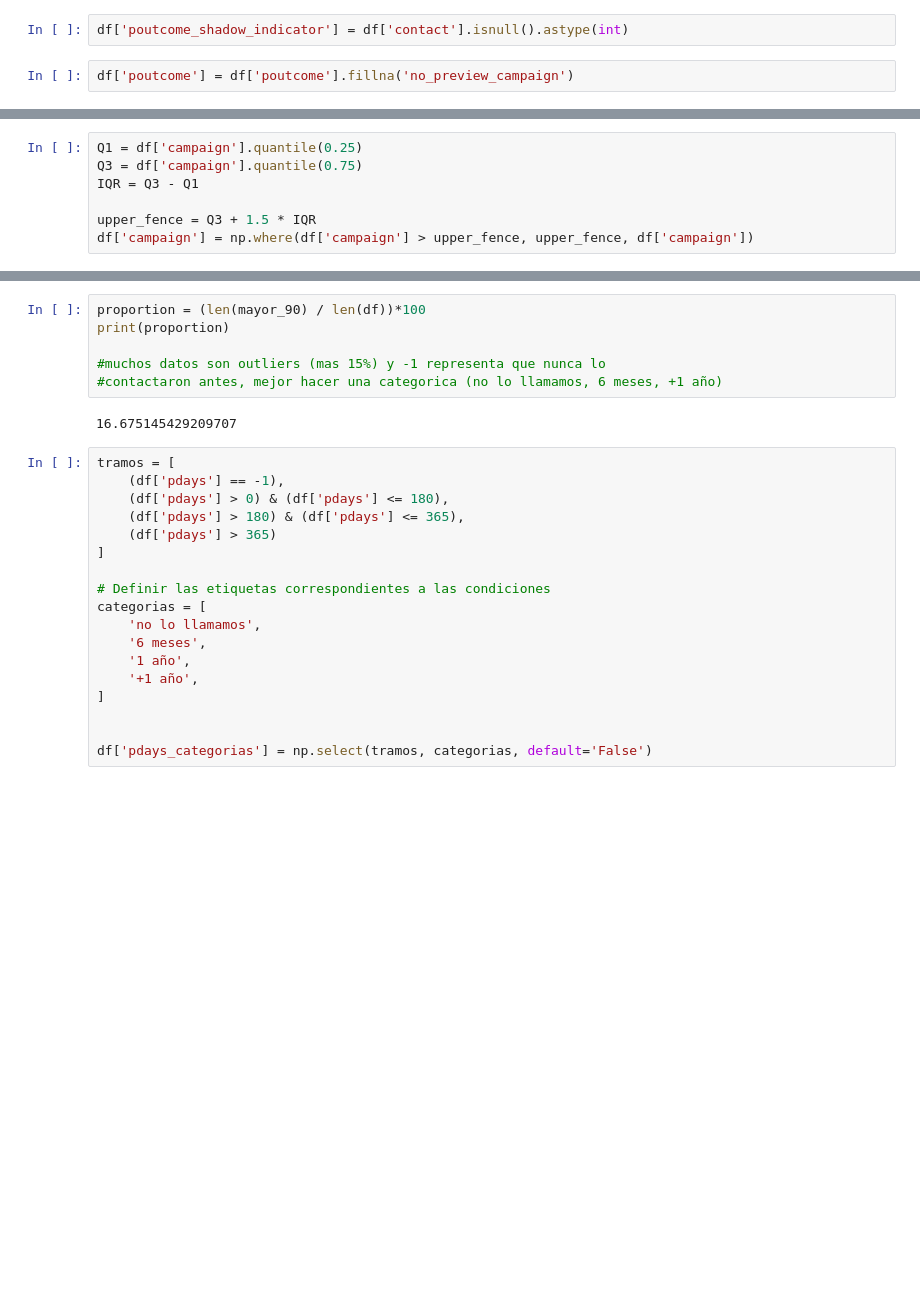
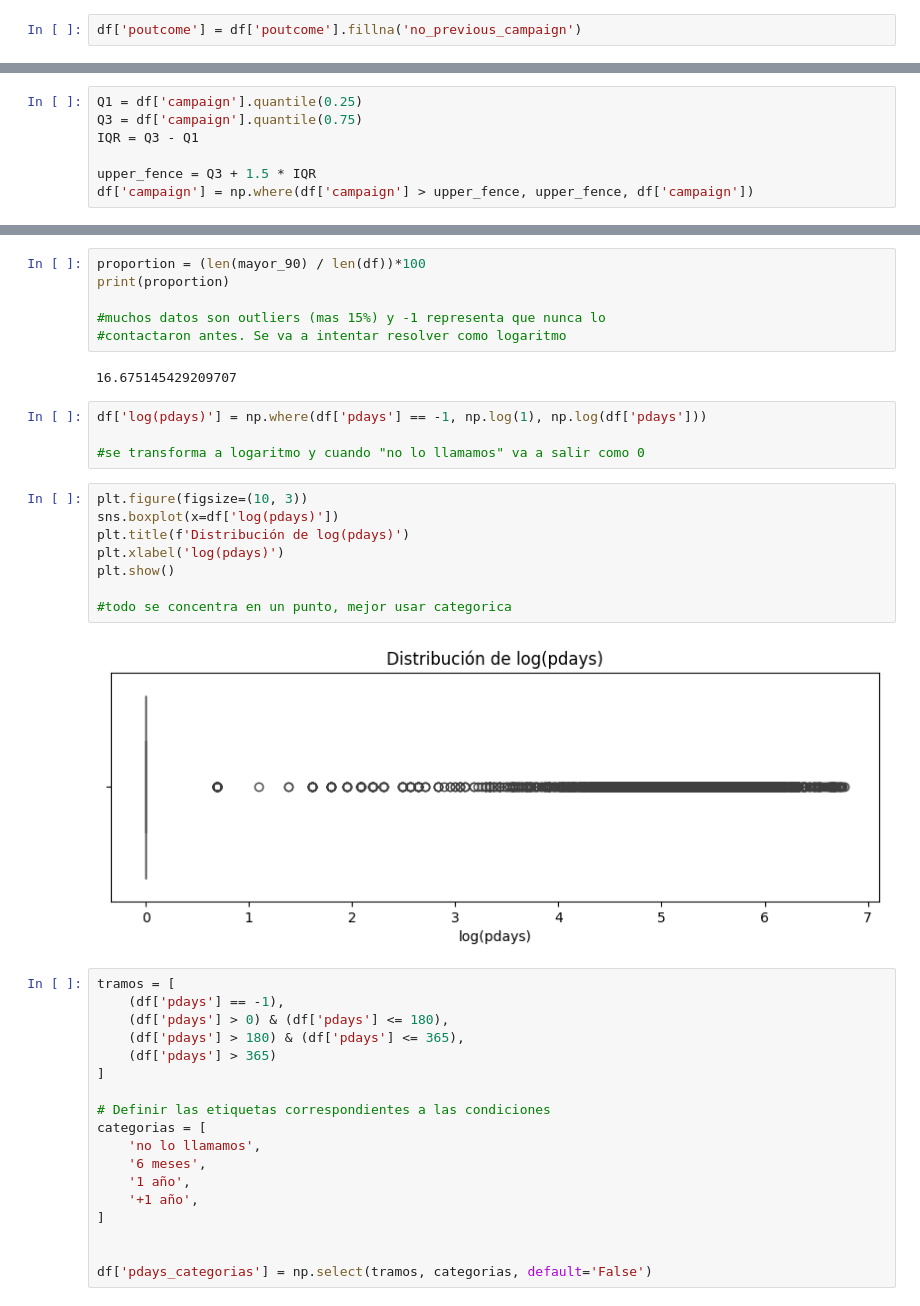
Before and after one commit to catamege/Tarea2-Mege-Lantadilla, a Jupyter notebook: Tarea2-Mege-Lantadilla.ipynb, the cells around one changed output, grey strips where cells are left out. Cells and saved outputs as stored; diff of their text form; blank space fills up the shorter version.

```diff
--- a/Tarea2-Mege-Lantadilla.ipynb
+++ b/Tarea2-Mege-Lantadilla.ipynb
@@ -480,7 +469,5 @@ Se mantiene la idea que poutcome missing es que no se hubo campaña previa, bast
-# %%
-df['poutcome_shadow_indicator'] = df['contact'].isnull().astype(int)
 # %%
-df['poutcome'] = df['poutcome'].fillna('no_preview_campaign')
+df['poutcome'] = df['poutcome'].fillna('no_previous_campaign')
 # %% [markdown]
 
 
@@ -795,9 +782,23 @@ proportion = (len(mayor_90) / len(df))*100
 print(proportion)
 
 #muchos datos son outliers (mas 15%) y -1 representa que nunca lo
-#contactaron antes, mejor hacer una categorica (no lo llamamos, 6 meses, +1 año)
+#contactaron antes. Se va a intentar resolver como logaritmo
 # %% [output]
 16.675145429209707
+# %%
+df['log(pdays)'] = np.where(df['pdays'] == -1, np.log(1), np.log(df['pdays']))
+
+#se transforma a logaritmo y cuando "no lo llamamos" va a salir como 0
+# %%
+plt.figure(figsize=(10, 3))
+sns.boxplot(x=df['log(pdays)'])
+plt.title(f'Distribución de log(pdays)')
+plt.xlabel('log(pdays)')
+plt.show()
+
+#todo se concentra en un punto, mejor usar categorica
+# %% [output]
+[figure, added]
 # %%
 tramos = [
     (df['pdays'] == -1),
```
Also changed, not shown: parts of 38 cells of this notebook.
